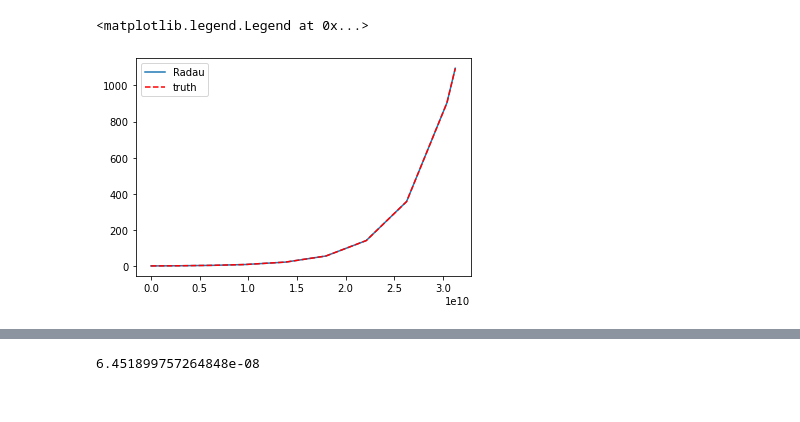
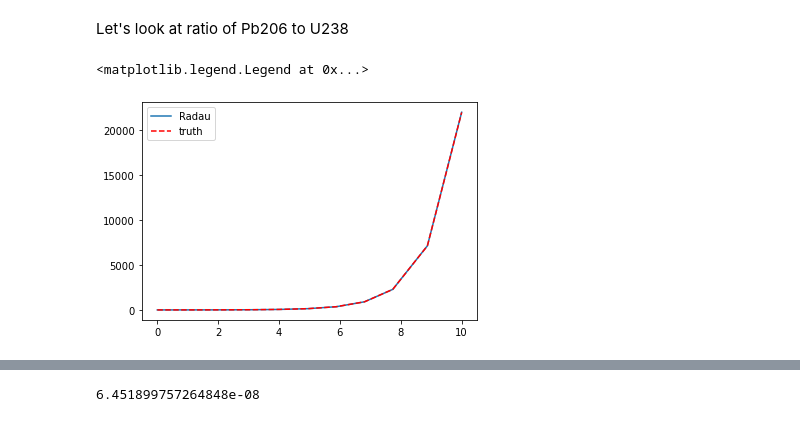
Before and after one commit to n-desjardins/phys512-2022, a Jupyter notebook: PSET3/pset3_notebook.ipynb, the cells around one changed output, grey strips where cells are left out. Saved outputs shown, nothing was run; the diff lists cells and outputs as text; code cells hidden in the pictures.

```diff
--- a/PSET3/pset3_notebook.ipynb
+++ b/PSET3/pset3_notebook.ipynb
@@ -58,14 +94,12 @@ plt.savefig('rk4_err.png')
 # %%
-from matplotlib.lines import lineStyles
-from pyrsistent import v
-
-
+#This function sets up the bateman eqns
 def fun(t,y):
 
+    #for the intermediary eqns
     def mid_bateman(r1,r2):
         return y[r1]/lifetime[r1]-y[r2]/lifetime[r2]
 
-    #year is unity
+    #I am using year as the unit
     hour = 0.000114155
     Gyear = 1e9
     day = 0.00273973
@@ -90,15 +124,20 @@ def fun(t,y):
         138376*day      # Po210
         ]
 
+    #Determining the number of eqns based on the lenght of the lifetime list
     lifetime_lenght = len(lifetime)
     dydt=np.zeros(lifetime_lenght+1)
 
+    #First eqn
     dydt[0]=-y[0]/lifetime[0]
 
+    #All the intermediary eqns
     for i in range(1,len(lifetime)):
         dydt[i] = mid_bateman(i-1,i)
 
+    #Last eqn
     dydt[lifetime_lenght]=y[lifetime_lenght-1]/lifetime[lifetime_lenght-1]
+
     return dydt
 
 
@@ -110,13 +149,22 @@ t1=7*4.468e9
 ans=integrate.solve_ivp(fun,[t0,t1],y0, method="Radau")
 
 truth = np.exp(ans.t/4.468e9)-1
-
-
-#plt.figure(figsize=(10, 8), dpi=100)
-plt.plot(ans.t, truth)
-plt.plot(ans.t, ans.y[14]/ans.y[0], color="red", linestyle="--")
-
-plt.legend(["Radau","truth"])
-# %% [output]
-<matplotlib.legend.Legend at 0x...>
-[figure, removed]
+# %% [markdown]
+Let's look at ratio of Pb206 to U238
+# %%
+t0=0
+t1=10*4.468e9
+ans=integrate.solve_ivp(fun,[t0,t1],y0, method="Radau")
+
+truth = np.exp(ans.t/4.468e9)-1
+
+t_rescale = ans.t/4.468e9
+
+#plt.figure(figsize=(10, 8), dpi=100)
+plt.plot(t_rescale, truth)
+plt.plot(t_rescale, ans.y[14]/ans.y[0], color="red", linestyle="--")
+
+plt.legend(["Radau","truth"])
+# %% [output]
+<matplotlib.legend.Legend at 0x...>
+[figure, added]
```
Also changed, not shown: parts of 11 cells of this notebook.
